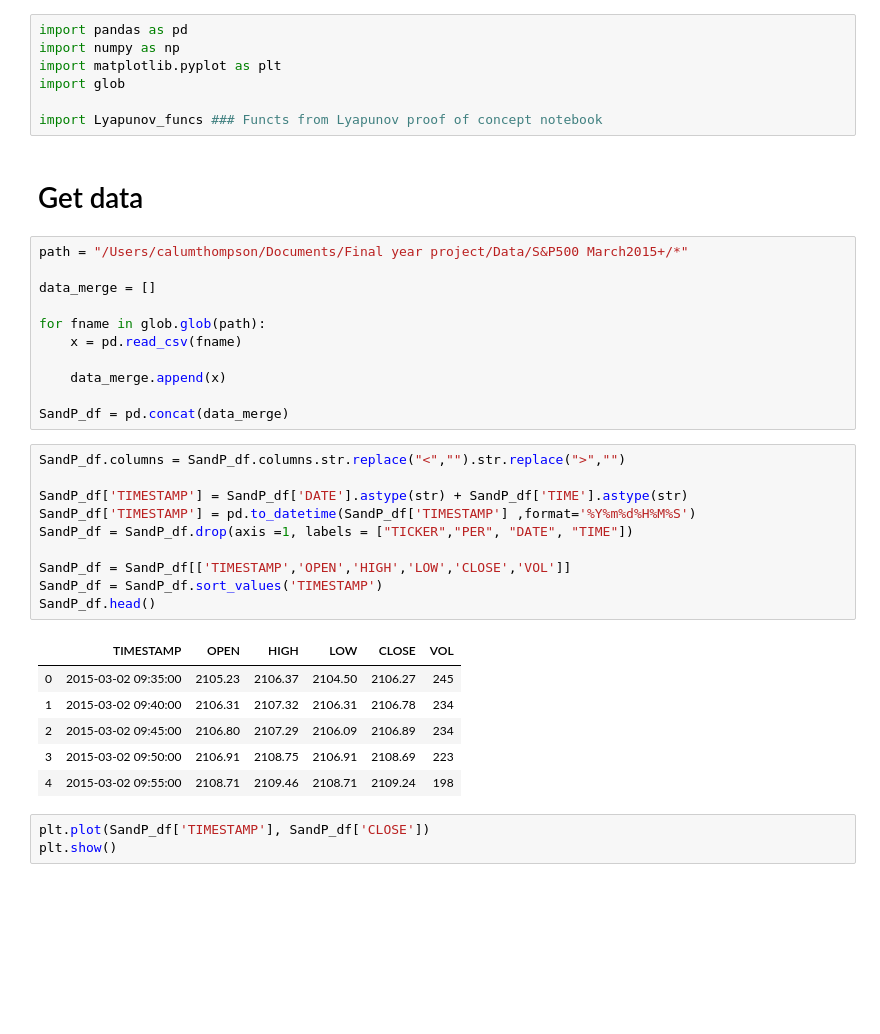
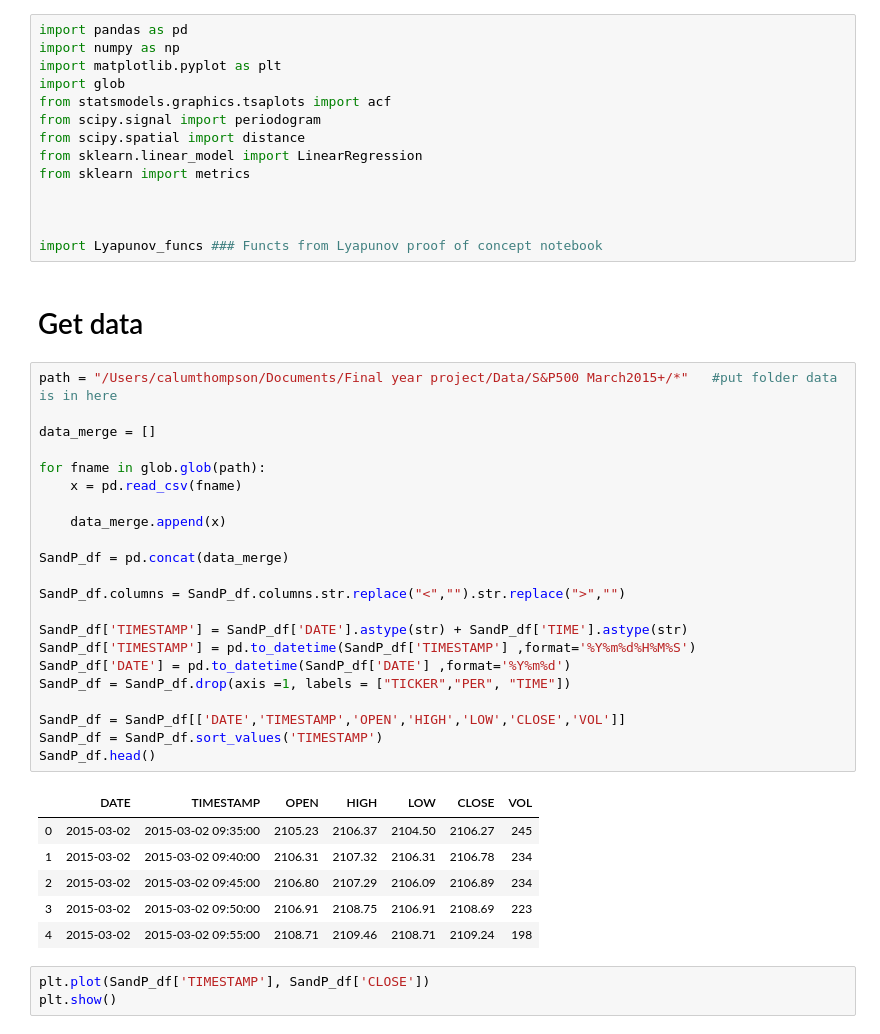
Before and after one commit to PtarmiganString/Final-year-project, a Jupyter notebook: Lyapunov - applying to financial data.ipynb, the cells around one changed output. Saved outputs shown, nothing was run; the diff lists cells and outputs as text; blank space fills up the shorter version.

Commit message:
getting lyapunov shit applied to real data

```diff
--- a/Lyapunov - applying to financial data.ipynb
+++ b/Lyapunov - applying to financial data.ipynb
@@ -3,38 +3,46 @@ import pandas as pd
 import numpy as np
 import matplotlib.pyplot as plt
 import glob
+from statsmodels.graphics.tsaplots import acf
+from scipy.signal import periodogram
+from scipy.spatial import distance
+from sklearn.linear_model import LinearRegression
+from sklearn import metrics
+
+
 
 import Lyapunov_funcs ### Functs from Lyapunov proof of concept notebook
 # %% [markdown]
 # Get data
-# %%
-path = "/Users/calumthompson/Documents/Final year project/Data/S&P500 March2015+/*"
-
-data_merge = []
-
-for fname in glob.glob(path):
-    x = pd.read_csv(fname)
-
-    data_merge.append(x)
-
-SandP_df = pd.concat(data_merge)
 # %%
+path = "/Users/calumthompson/Documents/Final year project/Data/S&P500 March2015+/*"   #put folder data is in here
+
+data_merge = []
+
+for fname in glob.glob(path):
+    x = pd.read_csv(fname)
+
+    data_merge.append(x)
+
+SandP_df = pd.concat(data_merge)
+
 SandP_df.columns = SandP_df.columns.str.replace("<","").str.replace(">","")
 
 SandP_df['TIMESTAMP'] = SandP_df['DATE'].astype(str) + SandP_df['TIME'].astype(str)
 SandP_df['TIMESTAMP'] = pd.to_datetime(SandP_df['TIMESTAMP'] ,format='%Y%m%d%H%M%S')
-SandP_df = SandP_df.drop(axis =1, labels = ["TICKER","PER", "DATE", "TIME"])
+SandP_df['DATE'] = pd.to_datetime(SandP_df['DATE'] ,format='%Y%m%d')
+SandP_df = SandP_df.drop(axis =1, labels = ["TICKER","PER", "TIME"])
 
-SandP_df = SandP_df[['TIMESTAMP','OPEN','HIGH','LOW','CLOSE','VOL']]
+SandP_df = SandP_df[['DATE','TIMESTAMP','OPEN','HIGH','LOW','CLOSE','VOL']]
 SandP_df = SandP_df.sort_values('TIMESTAMP')
 SandP_df.head()
 # %% [output]
-|  | TIMESTAMP | OPEN | HIGH | LOW | CLOSE | VOL |
-| 0 | 2015-03-02 09:35:00 | 2105.23 | 2106.37 | 2104.50 | 2106.27 | 245 |
-| 1 | 2015-03-02 09:40:00 | 2106.31 | 2107.32 | 2106.31 | 2106.78 | 234 |
-| 2 | 2015-03-02 09:45:00 | 2106.80 | 2107.29 | 2106.09 | 2106.89 | 234 |
-| 3 | 2015-03-02 09:50:00 | 2106.91 | 2108.75 | 2106.91 | 2108.69 | 223 |
-| 4 | 2015-03-02 09:55:00 | 2108.71 | 2109.46 | 2108.71 | 2109.24 | 198 |
+|  | DATE | TIMESTAMP | OPEN | HIGH | LOW | CLOSE | VOL |
+| 0 | 2015-03-02 | 2015-03-02 09:35:00 | 2105.23 | 2106.37 | 2104.50 | 2106.27 | 245 |
+| 1 | 2015-03-02 | 2015-03-02 09:40:00 | 2106.31 | 2107.32 | 2106.31 | 2106.78 | 234 |
+| 2 | 2015-03-02 | 2015-03-02 09:45:00 | 2106.80 | 2107.29 | 2106.09 | 2106.89 | 234 |
+| 3 | 2015-03-02 | 2015-03-02 09:50:00 | 2106.91 | 2108.75 | 2106.91 | 2108.69 | 223 |
+| 4 | 2015-03-02 | 2015-03-02 09:55:00 | 2108.71 | 2109.46 | 2108.71 | 2109.24 | 198 |
 # %%
 plt.plot(SandP_df['TIMESTAMP'], SandP_df['CLOSE'])
 plt.show()
```
Also changed, not shown: parts of 21 cells of this notebook, 1 other file.
